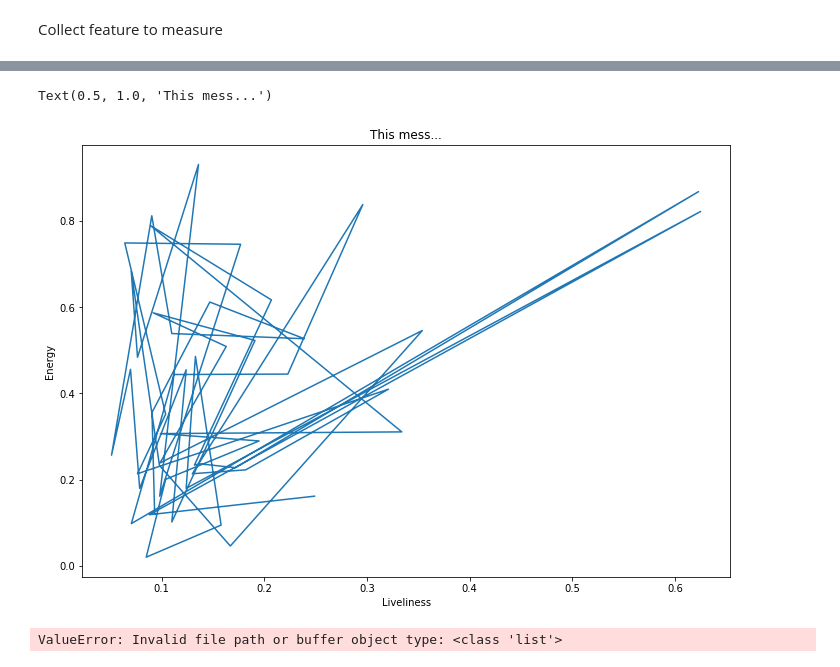
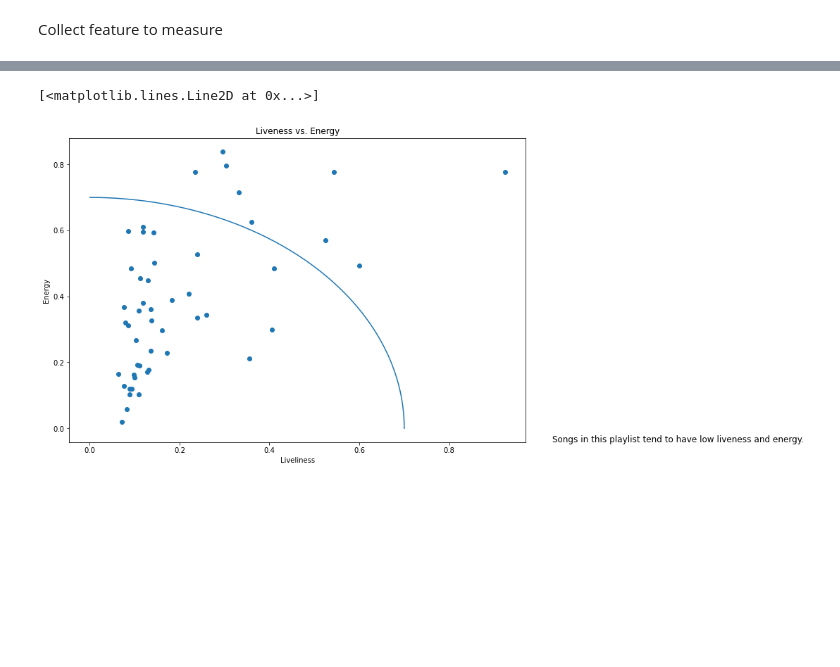
Before and after one commit to aqthai/spotify_analyzer, a Jupyter notebook: playlist_analyzer.ipynb, the cells around one changed output, grey strips where cells are left out. Saved outputs shown, nothing was run; the diff lists cells and outputs as text; code cells hidden in the pictures; blank space fills up the shorter version.

```diff
--- a/playlist_analyzer.ipynb
+++ b/playlist_analyzer.ipynb
@@ -140,15 +138,14 @@ sns.displot(energies, bins=50)
 # %%
 fig = plt.figure()
 ax = fig.add_axes([0.1, 0.1, 1.5, 1.5])
-ax.plot(liveliness, energies)
+r0 = 0.7
 ax.set_xlabel('Liveliness')
 ax.set_ylabel('Energy')
-ax.set_title('This mess...')
+ax.set_title('Liveness vs. Energy')
+plt.scatter(liveliness, energies)
+plt.figtext(2.1, 0.1, "Songs in this playlist tend to have low liveness and energy.", wrap=True, horizontalalignment='center', fontsize=12)
+theta = np.arange(0, np.pi / 2, 0.01)
+plt.plot(r0 * np.cos(theta), r0 * np.sin(theta))
 # %% [output]
-Text(0.5, 1.0, 'This mess...')
+[<matplotlib.lines.Line2D at 0x...>]
-[figure, old version]
+[figure, new version]
-# %%
-df = pd.read_json(sp.audio_features(track_uris))
-print(df)
-# %% [output]
-ValueError: Invalid file path or buffer object type: <class 'list'>
```
Also changed, not shown: parts of 5 cells of this notebook, 1 other file.
